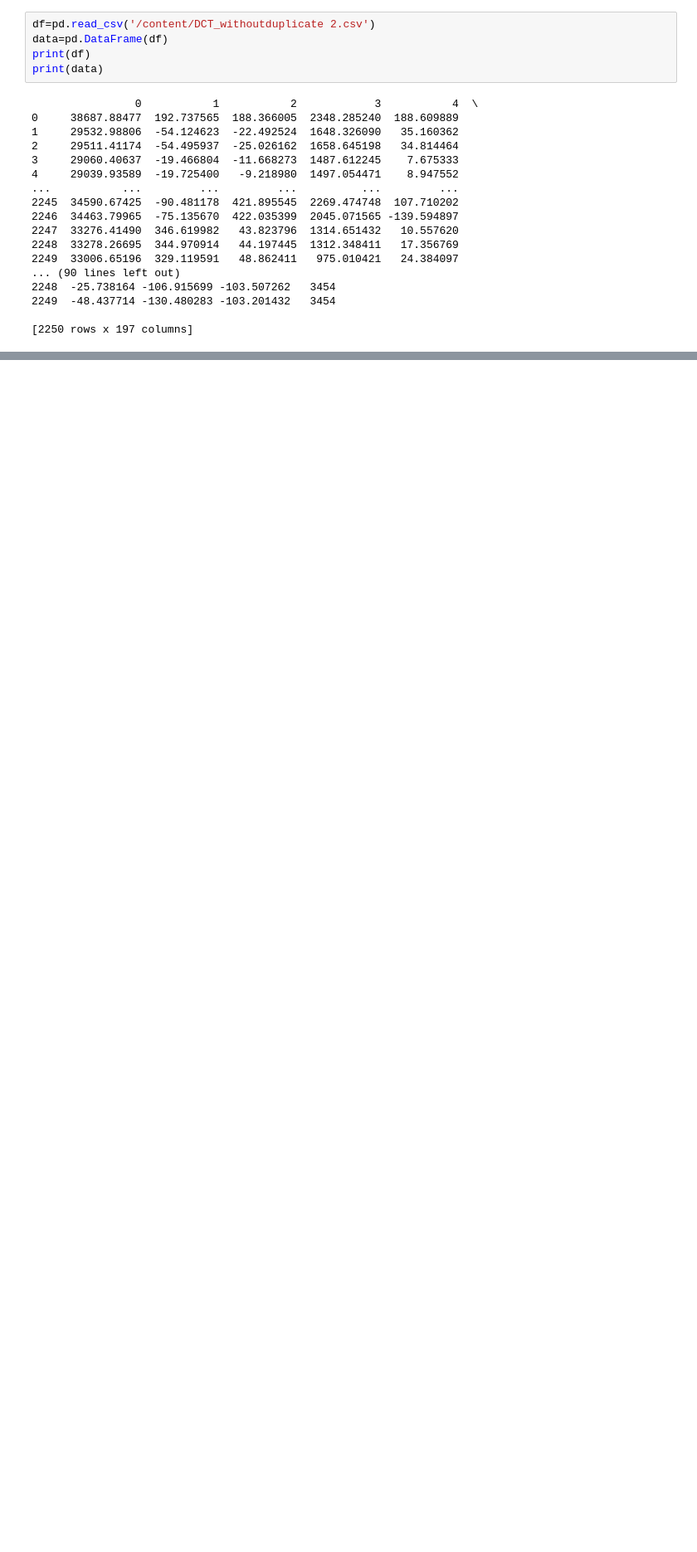
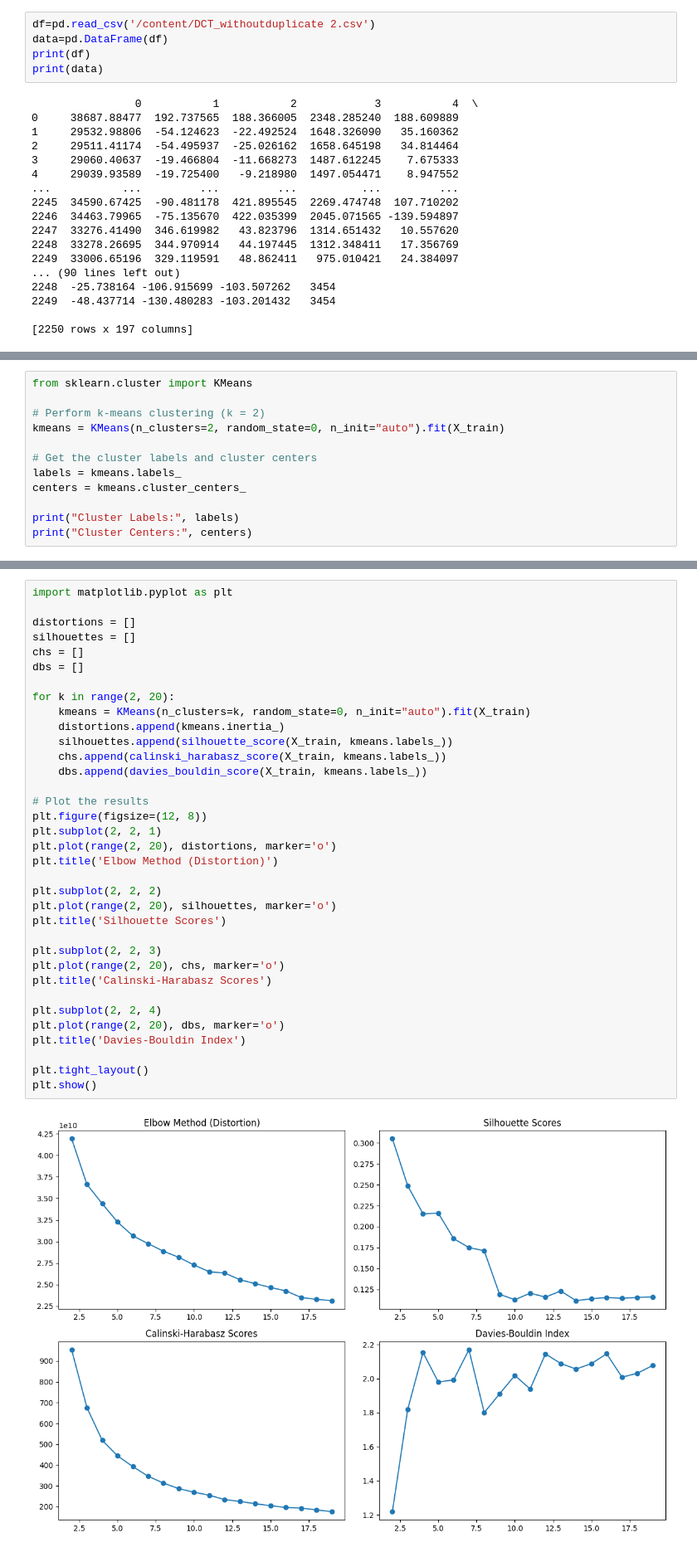
Before and after one commit to Tharun173/CSE22173-ML-LAB, a Jupyter notebook: Lab05.ipynb, the cells around one changed output, grey strips where cells are left out. Shown at 83% size. Cells and saved outputs as stored; diff of their text form; blank space fills up the shorter version.

```diff
--- a/Lab05.ipynb
+++ b/Lab05.ipynb
@@ -45,0 +78,12 @@ print(y_train_pred)
+# %%
+from sklearn.cluster import KMeans
+
+# Perform k-means clustering (k = 2)
+kmeans = KMeans(n_clusters=2, random_state=0, n_init="auto").fit(X_train)
+
+# Get the cluster labels and cluster centers
+labels = kmeans.labels_
+centers = kmeans.cluster_centers_
+
+print("Cluster Labels:", labels)
+print("Cluster Centers:", centers)
@@ -45,0 +123,37 @@ print(y_train_pred)
+# %%
+import matplotlib.pyplot as plt
+
+distortions = []
+silhouettes = []
+chs = []
+dbs = []
+
+for k in range(2, 20):
+    kmeans = KMeans(n_clusters=k, random_state=0, n_init="auto").fit(X_train)
+    distortions.append(kmeans.inertia_)
+    silhouettes.append(silhouette_score(X_train, kmeans.labels_))
+    chs.append(calinski_harabasz_score(X_train, kmeans.labels_))
+    dbs.append(davies_bouldin_score(X_train, kmeans.labels_))
+
+# Plot the results
+plt.figure(figsize=(12, 8))
+plt.subplot(2, 2, 1)
+plt.plot(range(2, 20), distortions, marker='o')
+plt.title('Elbow Method (Distortion)')
+
+plt.subplot(2, 2, 2)
+plt.plot(range(2, 20), silhouettes, marker='o')
+plt.title('Silhouette Scores')
+
+plt.subplot(2, 2, 3)
+plt.plot(range(2, 20), chs, marker='o')
+plt.title('Calinski-Harabasz Scores')
+
+plt.subplot(2, 2, 4)
+plt.plot(range(2, 20), dbs, marker='o')
+plt.title('Davies-Bouldin Index')
+
+plt.tight_layout()
+plt.show()
+# %% [output]
+[figure, added]
```
Also changed, not shown: parts of 5 cells of this notebook.
